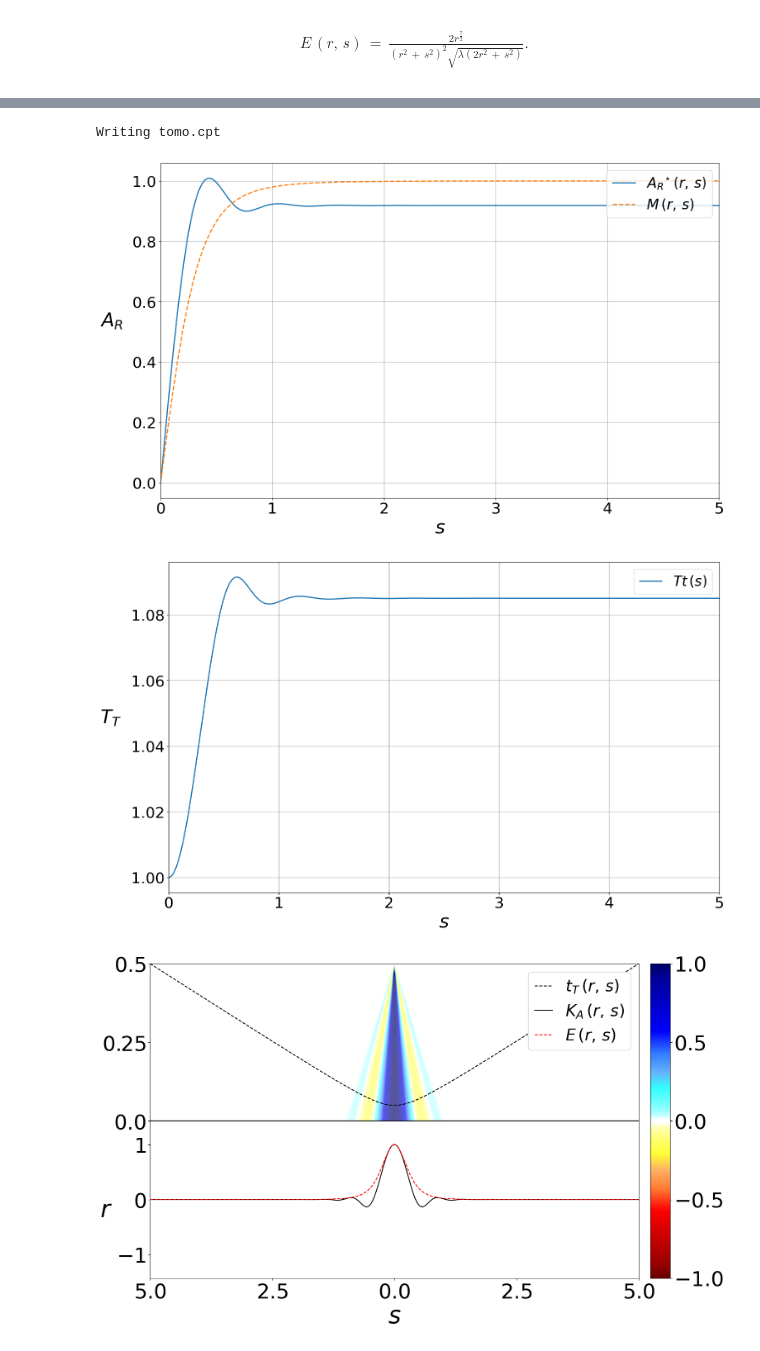
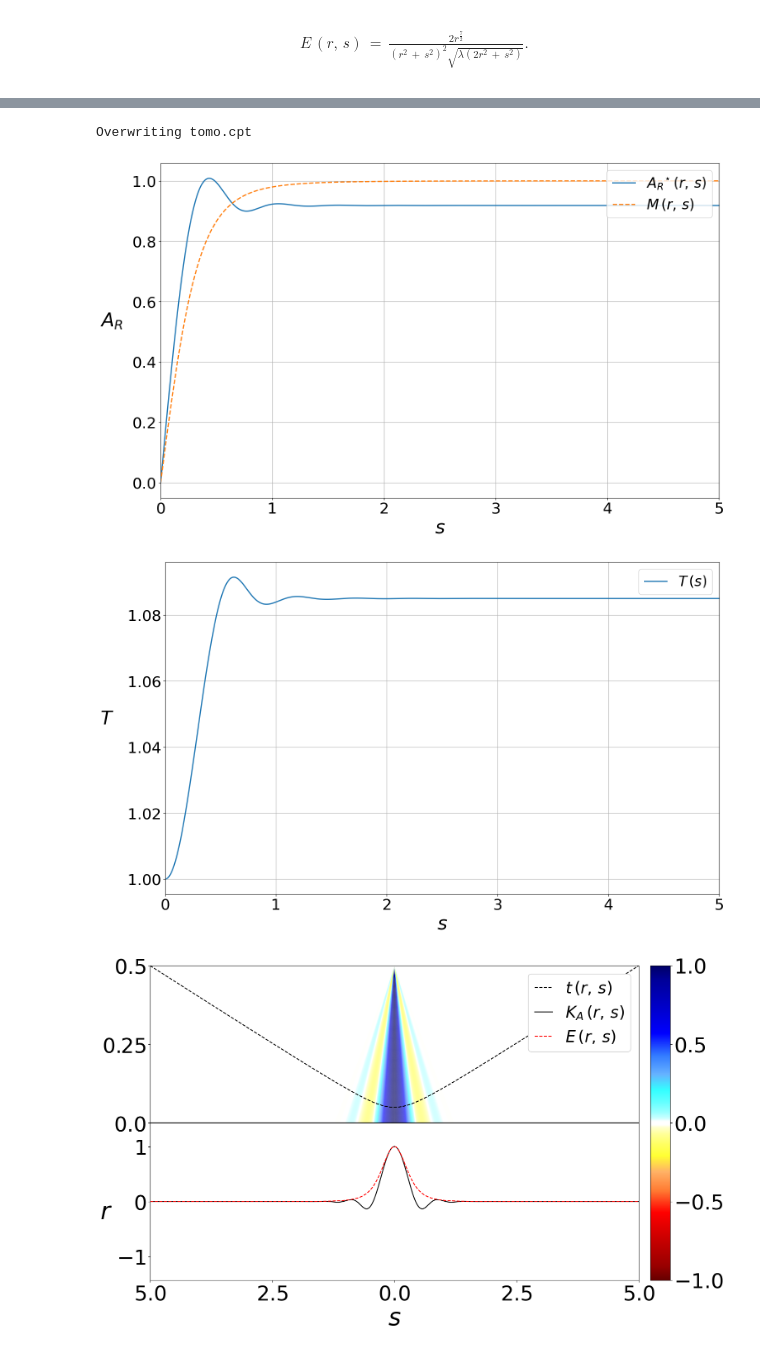
Before and after one commit to caiociardelli/Sensitivity_Kernels, a Jupyter notebook: Amplitude_and_travel_time_sensitivity_kernels.ipynb, the cells around one changed output, grey strips where cells are left out. Cells and saved outputs as stored; diff of their text form; code cells hidden in the pictures.

```diff
--- a/Amplitude_and_travel_time_sensitivity_kernels.ipynb
+++ b/Amplitude_and_travel_time_sensitivity_kernels.ipynb
@@ -260,8 +260,8 @@ static double simps13 (unsigned n, double f[n], double dt)
   return (dt / 3) * (f[0] + f[n - 1] + 4 * k1 + 2 * k2);
 }
 
-void fresnel (double *A, double *M, double *dA, double *E, double *Tt,
-              double *dTt, unsigned ns, unsigned nt, double f, double c,
+void fresnel (double *A, double *M, double *dA, double *E, double *T,
+              double *dT, unsigned ns, unsigned nt, double f, double c,
               double r, double smax)
 {
   /* Evaluates the formulas */
@@ -276,10 +276,10 @@ void fresnel (double *A, double *M, double *dA, double *E, double *Tt,
   M[0]   = 0;
   dA[0]  = sqrt (2 * f / (c * cube (r)));
   E[0]   = dA[0];
-  Tt[0]  = 2 * r / c;
-  dTt[0] = 0;
+  T[0]  = 2 * r / c;
+  dT[0] = 0;
 
-  double intg; unsigned ti = (unsigned) round (modf (Tt[0] * f,
+  double intg; unsigned ti = (unsigned) round (modf (T[0] * f,
                                                      &intg) * nt);
 
   double k1 = 2 * sqrt (f / c) * pow (r, 3.5);
@@ -310,11 +310,11 @@ void fresnel (double *A, double *M, double *dA, double *E, double *Tt,
 
     double k4 = sqrt (simps13 (nt, Fsq, dt));
 
-    A[i]   = k2 * k4;
-    dA[i]  = k2 * simps13 (nt, f2, dt) / k4;
+    A[i]  = k2 * k4;
+    dA[i] = k2 * simps13 (nt, f2, dt) / k4;
 
-    Tt[i]  = Tt[0] - k3 * asin (F[ti] / A[i]);
-    dTt[i] = k3 * (F[ti] * dA[i] - f1[ti] * A[i])
+    T[i]  = T[0] - k3 * asin (F[ti] / A[i]);
+    dT[i] = k3 * (F[ti] * dA[i] - f1[ti] * A[i])
            / (square (A[i]) * sqrt (1 - square (F[ti] / A[i])));
 
     s += ds;
@@ -353,7 +353,7 @@ B 102/0/0
 F 0/0/102
 N 255/255/255
 # %% [output]
-Writing tomo.cpt
+Overwriting tomo.cpt
 # %%
 from matplotlib.colors import ListedColormap, BoundaryNorm
 
@@ -397,12 +397,12 @@ def fresnel (ns, nt, f, c, r, smax):
   M   = np.zeros (ns)
   dA  = np.zeros (ns)
   E   = np.zeros (ns)
-  Tt  = np.zeros (ns)
-  dTt = np.zeros (ns)
+  T   = np.zeros (ns)
+  dT  = np.zeros (ns)
 
-  libfunctions.fresnel (A, M, dA, E, Tt, dTt, ns, nt, f, c, r, smax)
+  libfunctions.fresnel (A, M, dA, E, T, dT, ns, nt, f, c, r, smax)
 
-  return A, M, dA, E, Tt, dTt
+  return A, M, dA, E, T, dT
 
 def readCPT (name):
   """
@@ -513,7 +513,7 @@ if __name__ == '__main__':
 # %%
     s = np.linspace (0, smax, ns)
 
-    A, M, dA, E, Tt, dTt = fresnel (ns, nt, f, c, r, smax)
+    A, M, dA, E, T, dT = fresnel (ns, nt, f, c, r, smax)
 
     fig = plt.figure (figsize = (15, 9), dpi = 100)
 
@@ -534,12 +534,12 @@ if __name__ == '__main__':
 
     fig = plt.figure (figsize = (15, 9), dpi = 100)
 
-    plt.plot (s, Tt, linewidth = 2, label = r'$Tt\,(s)$')
+    plt.plot (s, T, linewidth = 2, label = r'$T\,(s)$')
 
     plt.tick_params (axis = 'x', labelsize = 26)
     plt.tick_params (axis = 'y', labelsize = 26)
     plt.xlabel (r'$s$', fontsize = 32)
-    plt.ylabel (r'$T_{T}$', fontsize = 32, rotation = 0, labelpad = 35)
+    plt.ylabel (r'$T$', fontsize = 32, rotation = 0, labelpad = 35)
     plt.xlim (0, smax)
     plt.legend (fontsize = 24, handlelength = 1.6, loc = 1)
     plt.grid ()
@@ -571,7 +571,7 @@ if __name__ == '__main__':
     tt_curve = tt (r, s, c)
 
     plt.plot (s, tt_curve * r / (tt_curve.max ()), color = 'black', linewidth = 1.5,
-              linestyle = 'dashed', label = r'$t_{T}\,(r,\,s)$')
+              linestyle = 'dashed', label = r'$t\,(r,\,s)$')
     plt.plot (s, (0.7 * dA - 0.5) * r, color = 'black', linewidth = 1.5, label = r'$K_{A}\,(r,\,s)$')
     plt.plot (s, (0.7 * E - 0.5) * r, color = 'red', linewidth = 1.5, linestyle = 'dashed', label = r'$E\,(r,\,s)$')
     plt.tick_params (axis = 'x', labelsize = 36)
@@ -612,11 +612,11 @@ if __name__ == '__main__':
     fig = plt.figure (figsize = (15, 9), dpi = 100)
     ax = fig.add_subplot (111)
 
-    dTt = np.append (dTt[1:][::-1], dTt)
+    dT = np.append (dT[1:][::-1], dT)
 
-    dTt /= (2 * np.abs (dTt).max ())
+    dT /= (2 * np.abs (dT).max ())
 
-    colors = cmap (dTt + 0.5)
+    colors = cmap (dT + 0.5)
 
     for i in range (2 * (ns - 1)):
 
@@ -627,8 +627,8 @@ if __name__ == '__main__':
     tt_curve = tt (r, s, c)
 
     plt.plot (s, tt_curve * r / (tt_curve.max ()), color = 'black', linewidth = 1.5,
-              linestyle = 'dashed', label = r'$t_{T}\,(r,\,s)$')
-    plt.plot (s, (0.7 * dTt - 0.5) * r, color = 'black', linewidth = 1.5, label = r'$K_{T}\,(r,\,s)$')
+              linestyle = 'dashed', label = r'$t\,(r,\,s)$')
+    plt.plot (s, (0.7 * dT - 0.5) * r, color = 'black', linewidth = 1.5, label = r'$K_{T}\,(r,\,s)$')
     plt.tick_params (axis = 'x', labelsize = 36)
     plt.tick_params (axis = 'y', labelsize = 36)
     plt.xlabel (r'$s$', fontsize = 42)
@@ -638,32 +638,32 @@ if __name__ == '__main__':
     plt.legend (loc = 1, fontsize = 28, handlelength = 1.6, framealpha = 1)
 
     ax.yaxis.set_label_coords (-0.09, 0.36 * r)
 
     ticks  = np.linspace (-smax, smax, 5)
     labels = [f'${abs (tick)}$' for tick in ticks]
 
     ax.set_xticks (ticks)
     ax.set_xticklabels (labels)
 
     ticks  = np.linspace (0, r, 3)
     labels = [f'${abs (tick)}$' for tick in ticks]
 
     ticks  = np.concatenate ([np.array ([-0.85 * r, -0.5 * r, -0.15 * r]), ticks])
     labels = [r'$-1$', r'$0$', r'$1$'] + labels
 
     ax.set_yticks (ticks)
     ax.set_yticklabels (labels)
 
     sm = plt.cm.ScalarMappable (cmap = cmap, norm = norm)
     sm._A = []
     cbar = plt.colorbar (sm, pad = 0.02, aspect = 16)
     cbar.ax.tick_params (labelsize = 36)
     cbar.set_ticks ([-1.0, -0.5, 0, 0.5, 1.0])
 
     plt.subplots_adjust (left = 0.085, bottom = 0.125, top = 0.97, right = 1.035)
 
     plt.show ()
 # %% [output]
 [figure]
-[figure, old version]
+[figure, new version]
-[figure, old version]
+[figure, new version]
```
Also changed, not shown: parts of 11 cells of this notebook.
